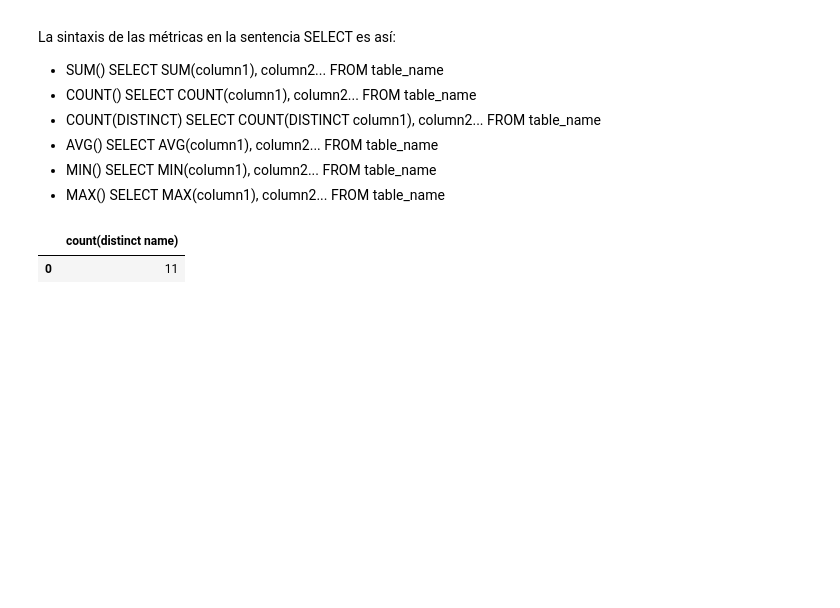
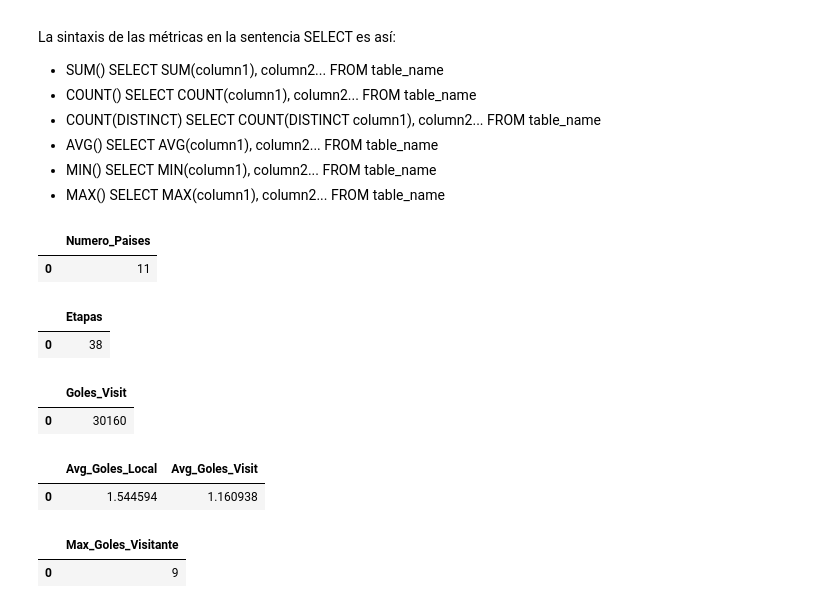
Before and after one commit to CharlieHndz/Talento-Tech-2024-Carlos-Hdez, a Jupyter notebook: Practica_SQL.ipynb, the cells around one changed output. Saved outputs shown, nothing was run; the diff lists cells and outputs as text; code cells hidden in the pictures; blank space fills up the shorter version.

```diff
--- a/Practica_SQL.ipynb
+++ b/Practica_SQL.ipynb
@@ -354,9 +354,53 @@ La sintaxis de las métricas en la sentencia SELECT es así:
 # %%
 #4.1.1 ¿Cuántos países diferentes están almacenados en la tabla Country?
 
-query = """select count(distinct name) from country"""
+query = """select count(distinct name) as Numero_Paises from Country"""
 coumt_countries = pd.read_sql(query,conn)
 coumt_countries
 # %% [output]
-|  | count(distinct name) |
+|  | Numero_Paises |
 | 0 | 11 |
+# %%
+#4.1.2 Traer el número de etapas jugadas de la tabla Match
+#Deben traer el número de etapas "stage" almacenados en la tabla "Match"
+#La tabla de resultados deberá mostrar únicamente el número con la cantidad de etapas diferentes.
+
+query = """ SELECT count(DISTINCT stage) as Etapas FROM Match"""
+count_stages = pd.read_sql(query, conn)
+count_stages
+# %% [output]
+|  | Etapas |
+| 0 | 38 |
+# %%
+#4.1.3 Traer la suma de goles hechos por los equipos visitantes de la tabla Match
+#Deben traer la suma de goles hechos por los equipos visitantes "away_team_goal" almacenados en la tabla "Match"
+#La tabla de resultados deberá mostrar únicamente el número con la suma de goles.
+
+query = """ SELECT sum(away_team_goal) as Goles_Visit FROM Match"""
+count_goles_visitante = pd.read_sql(query, conn)
+count_goles_visitante
+# %% [output]
+|  | Goles_Visit |
+| 0 | 30160 |
+# %%
+#4.1.4 Traer el promedio de goles hechos por los equipos locales y el promedio de goles hechos por los visitantes de la tabla Match
+#Deben traer el promedio de goles hechos por los equipos locales "home_team_goal" y el promedio de goles hechos por los equipos visitantes "away_team_goal" almacenados en la tabla "Match"
+#La tabla de resultados deberá mostrar únicamente el número con el promedio de goles.
+
+query = """SELECT avg(home_team_goal) as Avg_Goles_Local,avg(away_team_goal) as Avg_Goles_Visit FROM Match"""
+avg_goles = pd.read_sql(query, conn)
+avg_goles
+# %% [output]
+|  | Avg_Goles_Local | Avg_Goles_Visit |
+| 0 | 1.544594 | 1.160938 |
+# %%
+#4.1.5 Traer la máxima cantidad de goles que un equipo visitante anotó en los juegos de la tabla Match
+#Deben traer la máxima cantidad de goles un equipo visitante "away_team_goal" almacenados en la tabla "Match"
+#La tabla de resultados deberá mostrar únicamente el número con cantidad de goles.
+
+query = """SELECT max(away_team_goal) as Max_Goles_Visitante FROM Match"""
+max_goles_visit = pd.read_sql(query, conn)
+max_goles_visit
+# %% [output]
+|  | Max_Goles_Visitante |
+| 0 | 9 |
```
Also changed, not shown: parts of 2 cells of this notebook.
